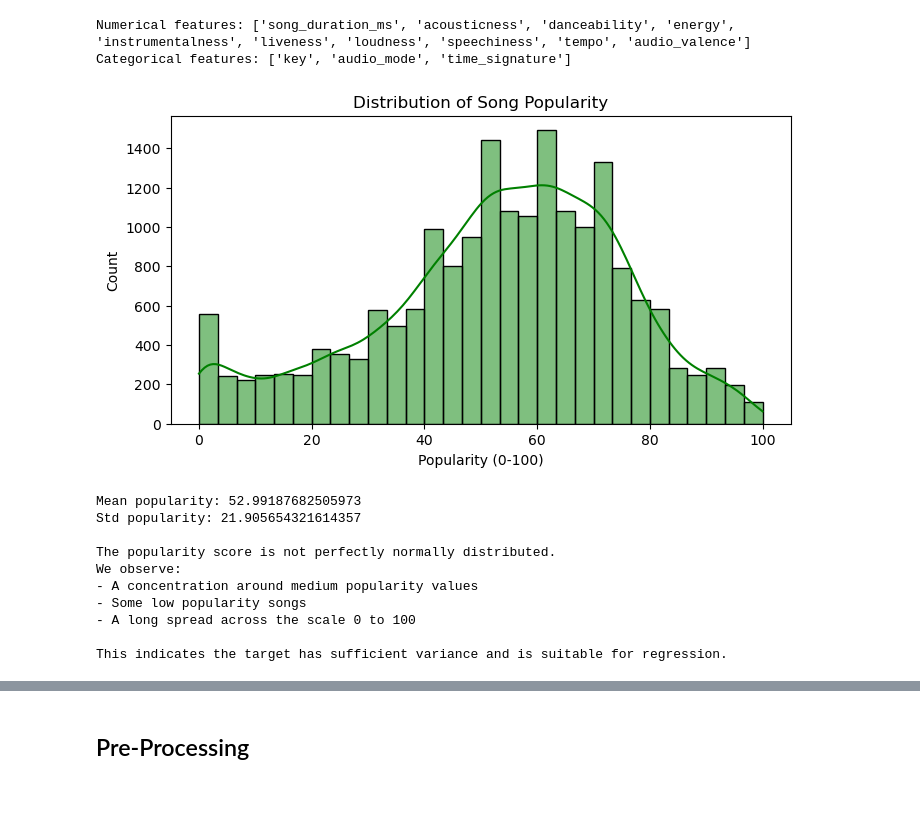
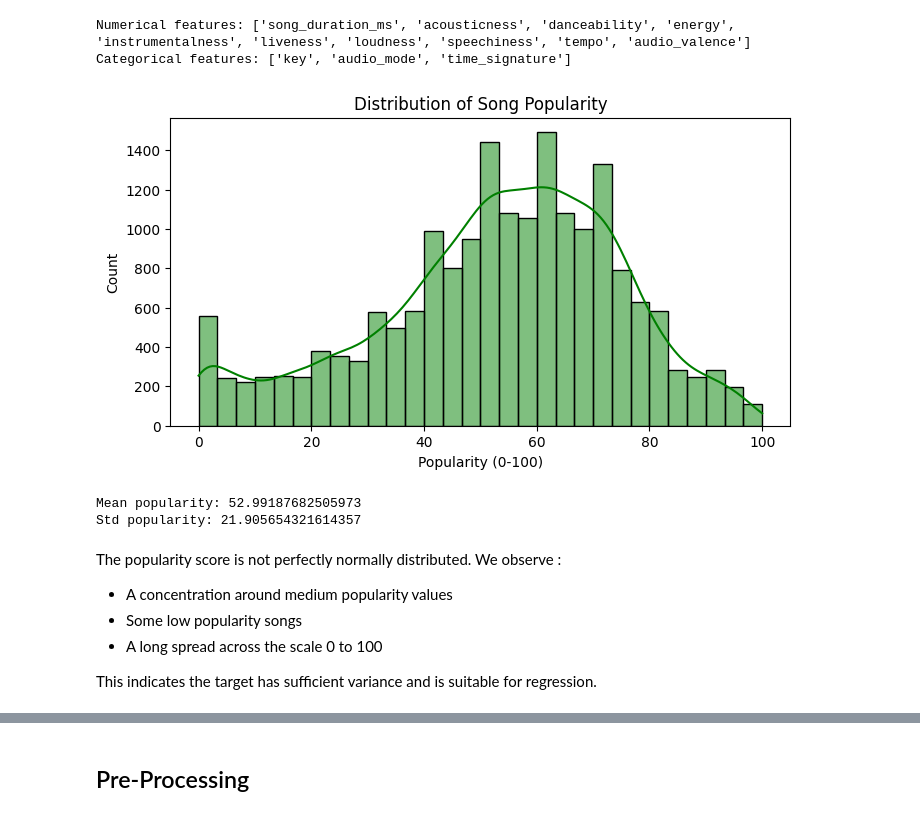
Before and after one commit to theobled/Project-Machine_Learning, a Jupyter notebook: Projet_Machine_Learning.ipynb, the cells around one changed output, grey strips where cells are left out. Saved outputs shown, nothing was run; the diff lists cells and outputs as text; code cells hidden in the pictures.

```diff
--- a/Projet_Machine_Learning.ipynb
+++ b/Projet_Machine_Learning.ipynb
@@ -139,35 +139,25 @@ Categorical features: ['key', 'audio_mode', 'time_signature']
 # %%
 plt.figure(figsize=(8,4))
 sns.histplot(df['song_popularity'], bins=30, kde=True, color='green')
 plt.title("Distribution of Song Popularity")
 plt.xlabel("Popularity (0-100)")
 plt.ylabel("Count")
 plt.show()
 
 print("\nMean popularity:", df[target].mean())
 print("Std popularity:", df[target].std())
-
-print("""
-The popularity score is not perfectly normally distributed.
-We observe:
-- A concentration around medium popularity values
-- Some low popularity songs
-- A long spread across the scale 0 to 100
-
-This indicates the target has sufficient variance and is suitable for regression.
-""")
 # %% [output]
-[figure, old version]
+[figure, new version]
 Mean popularity: 52.99187682505973
 Std popularity: 21.905654321614357
-
-The popularity score is not perfectly normally distributed.
-We observe:
-- A concentration around medium popularity values
-- Some low popularity songs
-- A long spread across the scale 0 to 100
-
-This indicates the target has sufficient variance and is suitable for regression.
+# %% [markdown]
+The popularity score is not perfectly normally distributed.
+We observe :
+- A concentration around medium popularity values
+- Some low popularity songs
+- A long spread across the scale 0 to 100
+
+This indicates the target has sufficient variance and is suitable for regression.
 # %%
 plt.figure(figsize=(14,10))
 corr = df.corr()
```
Also changed, not shown: parts of 54 cells of this notebook, 1 other file.
